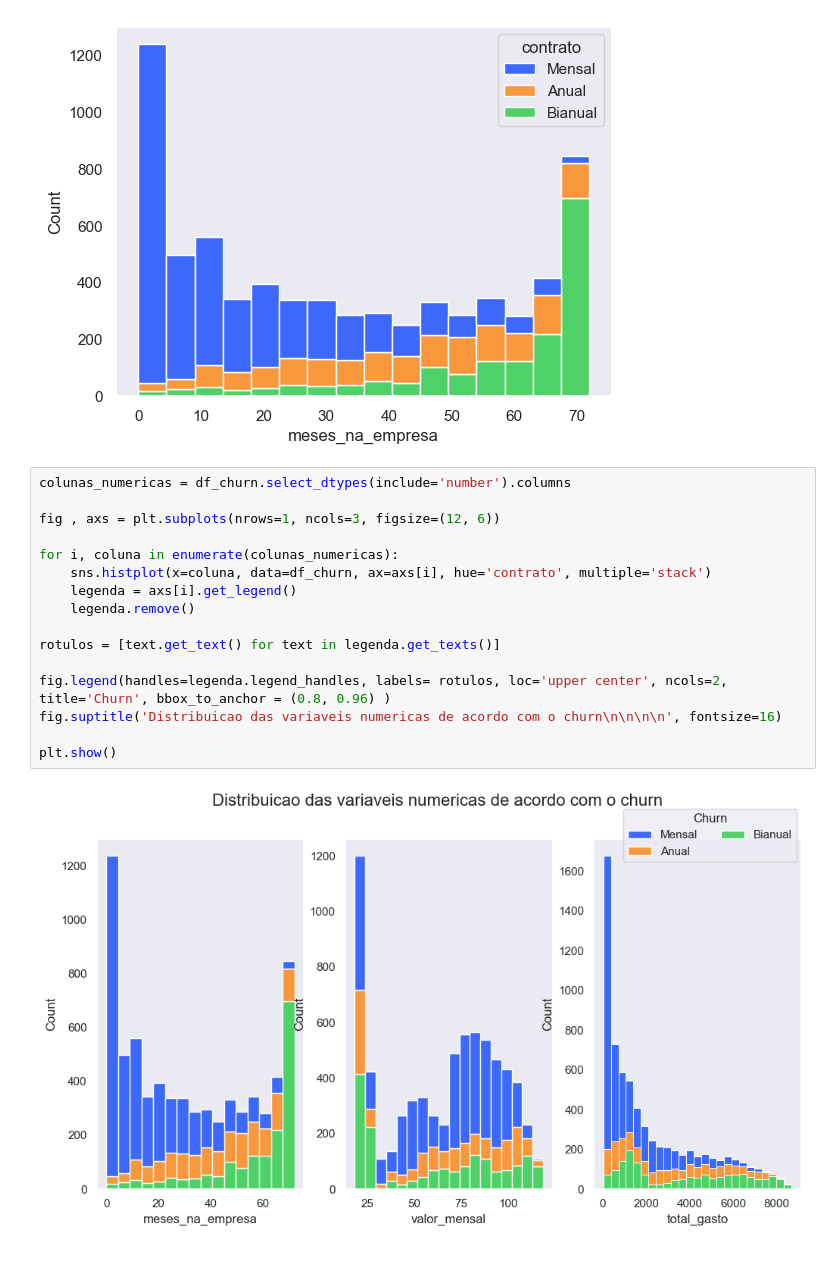
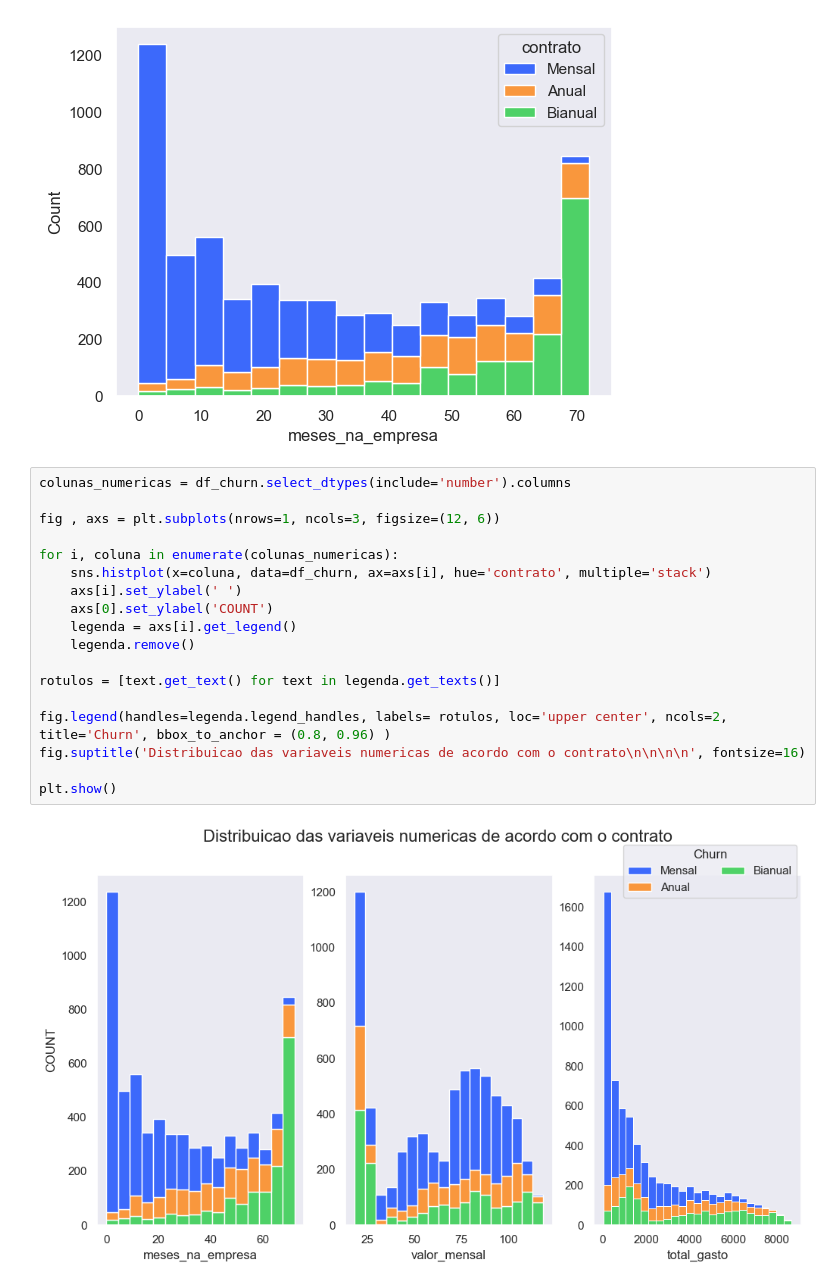
Before and after one commit to thiago207/python-for-data-analysis, a Jupyter notebook: matplotlib-seaborn/com_pandas/pandas_seaborn_histograma.ipynb, the cells around one changed output. Drawn from its saved outputs; the diff is of its cells as text.

```diff
--- a/matplotlib-seaborn/com_pandas/pandas_seaborn_histograma.ipynb
+++ b/matplotlib-seaborn/com_pandas/pandas_seaborn_histograma.ipynb
@@ -77,18 +77,20 @@ sns.histplot(x='meses_na_empresa', data=df_churn, hue='contrato', multiple='stac
 # %%
 colunas_numericas = df_churn.select_dtypes(include='number').columns
 
 fig , axs = plt.subplots(nrows=1, ncols=3, figsize=(12, 6))
 
 for i, coluna in enumerate(colunas_numericas):
     sns.histplot(x=coluna, data=df_churn, ax=axs[i], hue='contrato', multiple='stack')
+    axs[i].set_ylabel(' ')
+    axs[0].set_ylabel('COUNT')
     legenda = axs[i].get_legend()
     legenda.remove()
 
 rotulos = [text.get_text() for text in legenda.get_texts()]
 
 fig.legend(handles=legenda.legend_handles, labels= rotulos, loc='upper center', ncols=2, title='Churn', bbox_to_anchor = (0.8, 0.96) )
-fig.suptitle('Distribuicao das variaveis numericas de acordo com o churn\n\n\n\n', fontsize=16)
+fig.suptitle('Distribuicao das variaveis numericas de acordo com o contrato\n\n\n\n', fontsize=16)
 
 plt.show()
 # %% [output]
-[figure, old version]
+[figure, new version]
```
